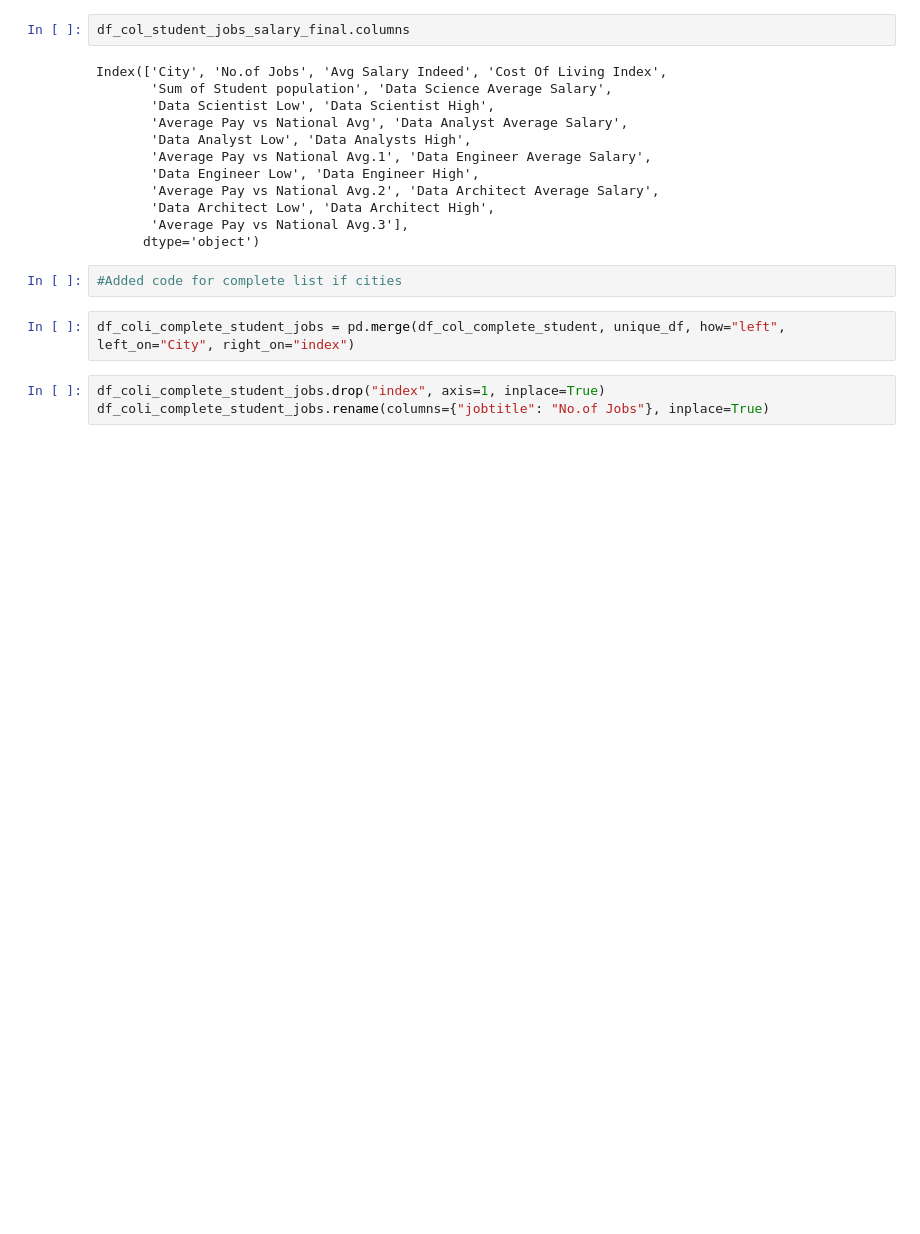
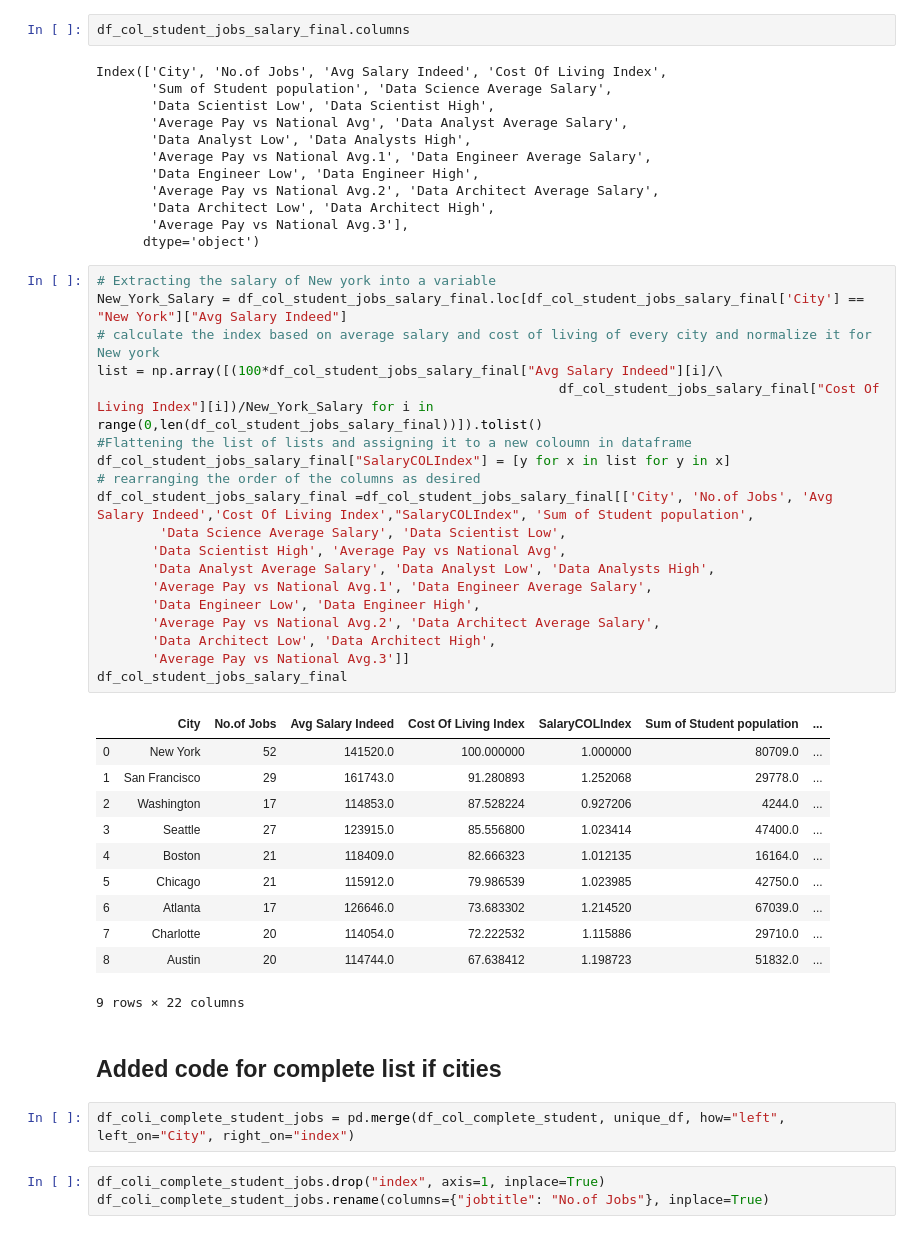
Before and after one commit to look4parul/Project1_PPDR-Consultants, a Jupyter notebook: JobMarketAnalysis/indeed_data_analysis.ipynb, the cells around one changed output. Saved outputs shown, nothing was run; the diff lists cells and outputs as text; blank space fills up the shorter version.

```diff
--- a/JobMarketAnalysis/indeed_data_analysis.ipynb
+++ b/JobMarketAnalysis/indeed_data_analysis.ipynb
@@ -239,8 +239,39 @@ Index(['City', 'No.of Jobs', 'Avg Salary Indeed', 'Cost Of Living Index',
        'Data Architect Low', 'Data Architect High',
        'Average Pay vs National Avg.3'],
       dtype='object')
-# %%
-#Added code for complete list if cities
+# %%
+# Extracting the salary of New york into a variable
+New_York_Salary = df_col_student_jobs_salary_final.loc[df_col_student_jobs_salary_final['City'] == "New York"]["Avg Salary Indeed"]
+# calculate the index based on average salary and cost of living of every city and normalize it for New york
+list = np.array([(100*df_col_student_jobs_salary_final["Avg Salary Indeed"][i]/\
+                                                           df_col_student_jobs_salary_final["Cost Of Living Index"][i])/New_York_Salary for i in range(0,len(df_col_student_jobs_salary_final))]).tolist()
+#Flattening the list of lists and assigning it to a new coloumn in dataframe
+df_col_student_jobs_salary_final["SalaryCOLIndex"] = [y for x in list for y in x]
+# rearranging the order of the columns as desired
+df_col_student_jobs_salary_final =df_col_student_jobs_salary_final[['City', 'No.of Jobs', 'Avg Salary Indeed','Cost Of Living Index',"SalaryCOLIndex", 'Sum of Student population',
+        'Data Science Average Salary', 'Data Scientist Low',
+       'Data Scientist High', 'Average Pay vs National Avg',
+       'Data Analyst Average Salary', 'Data Analyst Low', 'Data Analysts High',
+       'Average Pay vs National Avg.1', 'Data Engineer Average Salary',
+       'Data Engineer Low', 'Data Engineer High',
+       'Average Pay vs National Avg.2', 'Data Architect Average Salary',
+       'Data Architect Low', 'Data Architect High',
+       'Average Pay vs National Avg.3']]
+df_col_student_jobs_salary_final
+# %% [output]
+|  | City | No.of Jobs | Avg Salary Indeed | Cost Of Living Index | SalaryCOLIndex | Sum of Student population | ... |
+| 0 | New York | 52 | 141520.0 | 100.000000 | 1.000000 | 80709.0 | ... |
+| 1 | San Francisco | 29 | 161743.0 | 91.280893 | 1.252068 | 29778.0 | ... |
+| 2 | Washington | 17 | 114853.0 | 87.528224 | 0.927206 | 4244.0 | ... |
+| 3 | Seattle | 27 | 123915.0 | 85.556800 | 1.023414 | 47400.0 | ... |
+| 4 | Boston | 21 | 118409.0 | 82.666323 | 1.012135 | 16164.0 | ... |
+| 5 | Chicago | 21 | 115912.0 | 79.986539 | 1.023985 | 42750.0 | ... |
+| 6 | Atlanta | 17 | 126646.0 | 73.683302 | 1.214520 | 67039.0 | ... |
+| 7 | Charlotte | 20 | 114054.0 | 72.222532 | 1.115886 | 29710.0 | ... |
+| 8 | Austin | 20 | 114744.0 | 67.638412 | 1.198723 | 51832.0 | ... |
+9 rows × 22 columns
+# %% [markdown]
+## Added code for complete list if cities
 # %%
 df_coli_complete_student_jobs = pd.merge(df_col_complete_student, unique_df, how="left", left_on="City", right_on="index")
 # %%
```
Also changed, not shown: parts of 11 cells of this notebook.
